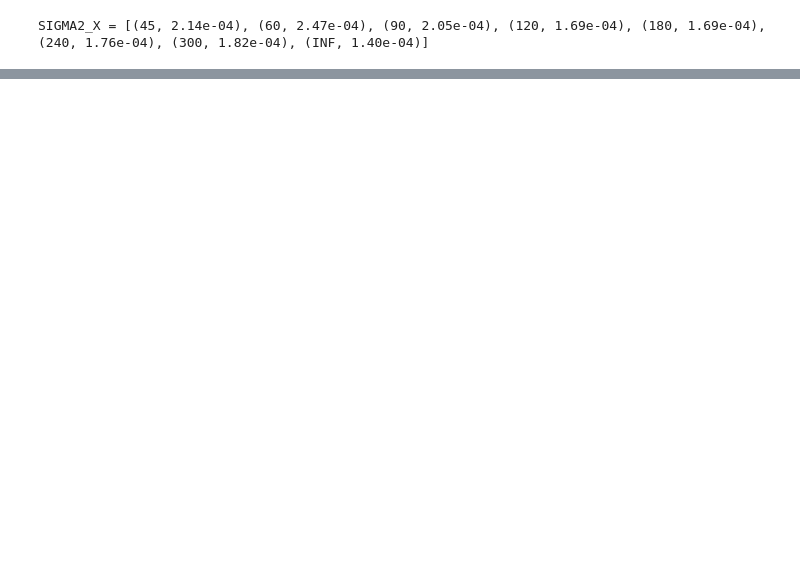
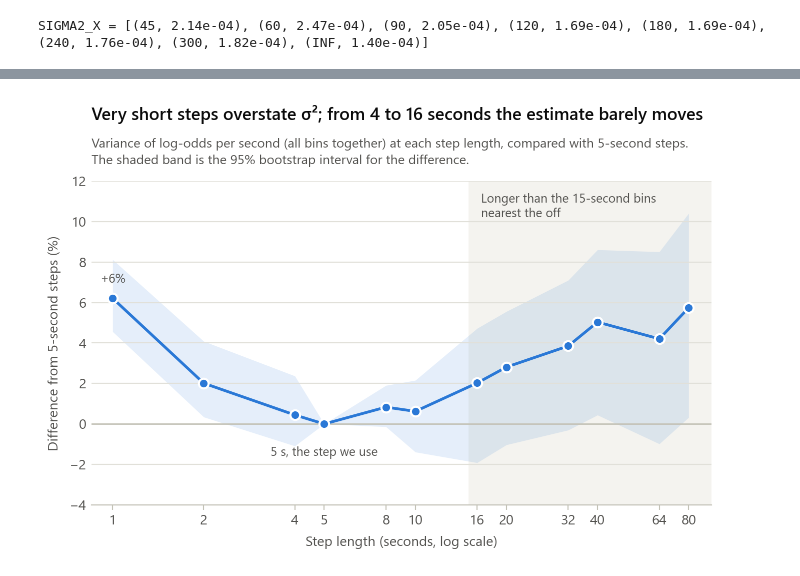
Before and after one commit to wazzak-99/Greyhound-Racing-Backtesting, a Jupyter notebook: research/volatility.ipynb, the cells around one changed output, grey strips where cells are left out. Saved outputs shown, nothing was run; the diff lists cells and outputs as text; code cells hidden in the pictures; blank space fills up the shorter version.

```diff
--- a/research/volatility.ipynb
+++ b/research/volatility.ipynb
@@ -358,0 +486,24 @@ This is what `ASStrategy._variance` does.
+# %%
+fig, ax = plt.subplots()
+ax.axvspan(15, 100, color="#f4f3ef", lw=0, zorder=0)   # steps longer than the 15-second bins
+ax.axhline(0, color=LIGHT, lw=1)
+ax.fill_between(signature.index, signature["95% CI low (%)"], signature["95% CI high (%)"],
+                color=BLUE, alpha=0.12, lw=0)
+ax.plot(signature.index, signature["vs 5 s (%)"], "-o", color=BLUE)
+ax.set_xscale("log", base=2)
+ax.set_xticks(STEPS, labels=[str(s) for s in STEPS])
+ax.minorticks_off()
+ax.set_xlim(0.85, 95)
+ax.set_ylim(-4, 12)
+ax.text(16.5, 11.4, "Longer than the 15-second bins\nnearest the off", color=INK_2, fontsize=9, va="top")
+ax.annotate("5 s, the step we use", (5, 0), xytext=(0, -16), textcoords="offset points",
+            ha="center", va="top", color=INK_2, fontsize=9)
+ax.annotate(f"+{signature.loc[1, 'vs 5 s (%)']:.0f}%", (1, signature.loc[1, "vs 5 s (%)"]), xytext=(0, 9),
+            textcoords="offset points", ha="center", va="bottom", color=INK_2, fontsize=9)
+ax.set(xlabel="Step length (seconds, log scale)", ylabel="Difference from 5-second steps (%)")
+titles(ax, "Very short steps overstate σ²; from 4 to 16 seconds the estimate barely moves",
+       "Variance of log-odds per second (all bins together) at each step length, compared with 5-second steps.\n"
+       "The shaded band is the 95% bootstrap interval for the difference.")
+plt.show()
+# %% [output]
+[figure, added]
```
Also changed, not shown: parts of 15 cells of this notebook, 2 other files.
